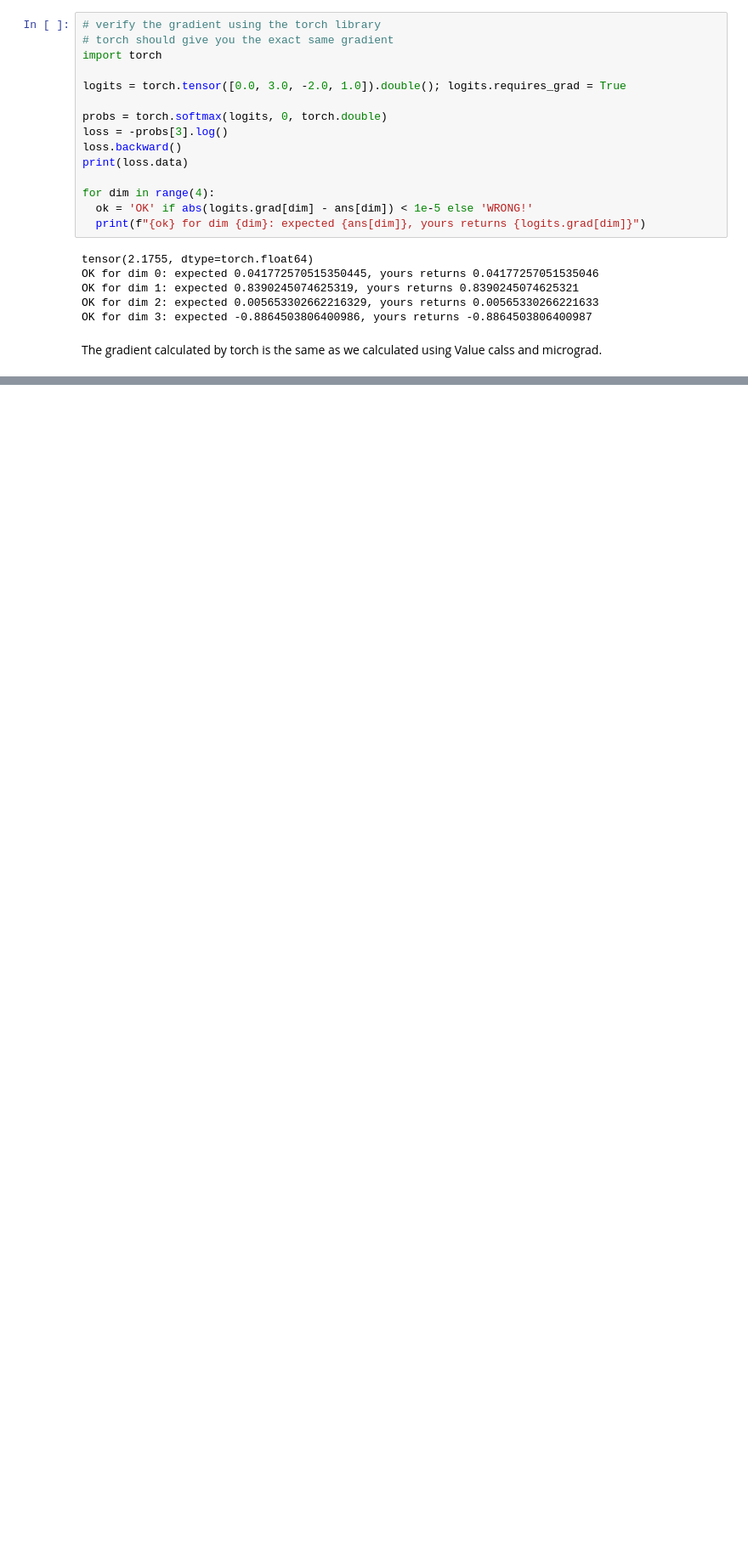
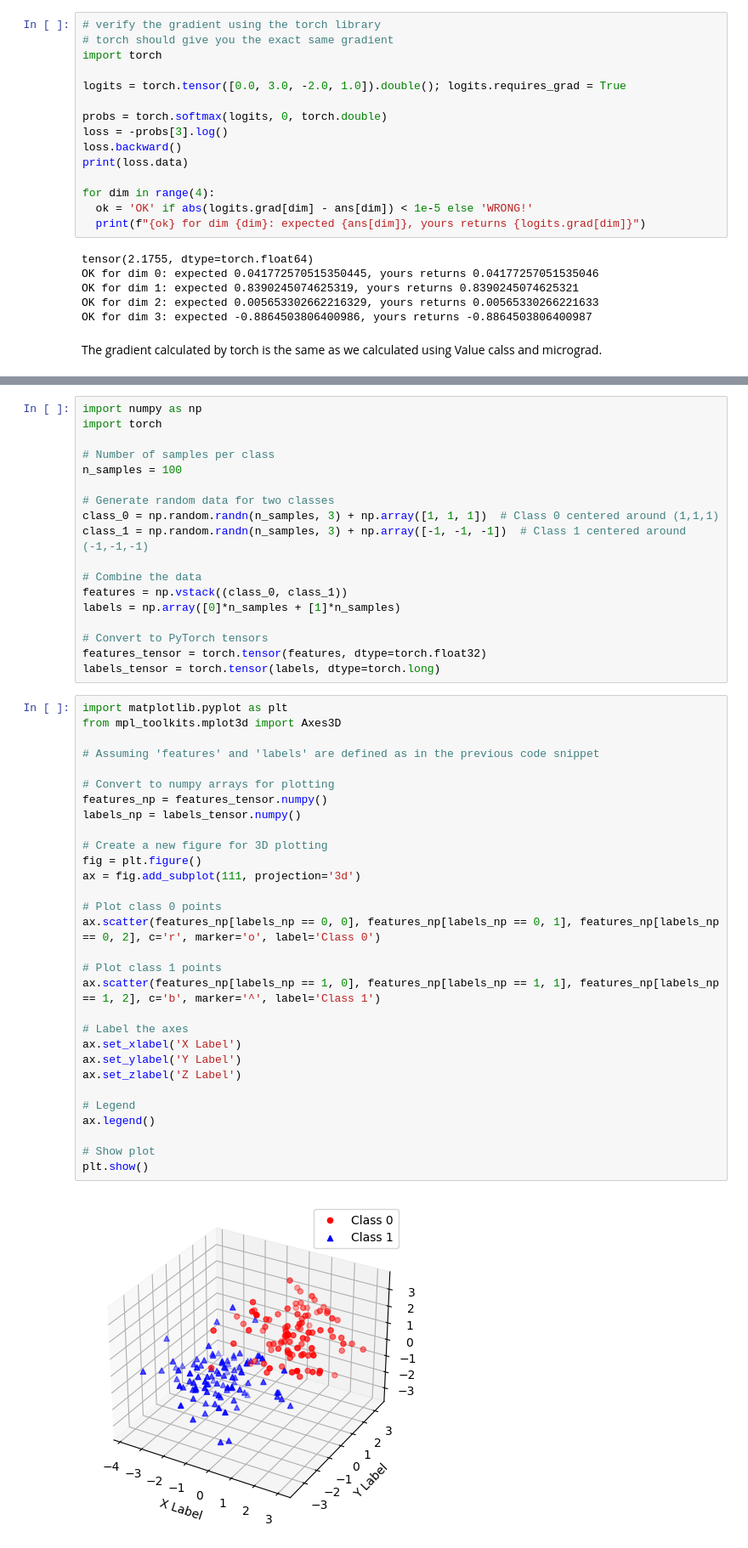
Before and after one commit to PariaKashani/micrograd, a Jupyter notebook: micrograd_exercises.ipynb, the cells around one changed output, grey strips where cells are left out. Shown at 85% size. Cells and saved outputs as stored; diff of their text form; blank space fills up the shorter version.

```diff
--- a/micrograd_exercises.ipynb
+++ b/micrograd_exercises.ipynb
@@ -253,0 +366,50 @@ The gradient calculated by torch is the same as we calculated using Value calss
+# %%
+import numpy as np
+import torch
+
+# Number of samples per class
+n_samples = 100
+
+# Generate random data for two classes
+class_0 = np.random.randn(n_samples, 3) + np.array([1, 1, 1])  # Class 0 centered around (1,1,1)
+class_1 = np.random.randn(n_samples, 3) + np.array([-1, -1, -1])  # Class 1 centered around (-1,-1,-1)
+
+# Combine the data
+features = np.vstack((class_0, class_1))
+labels = np.array([0]*n_samples + [1]*n_samples)
+
+# Convert to PyTorch tensors
+features_tensor = torch.tensor(features, dtype=torch.float32)
+labels_tensor = torch.tensor(labels, dtype=torch.long)
+# %%
+import matplotlib.pyplot as plt
+from mpl_toolkits.mplot3d import Axes3D
+
+# Assuming 'features' and 'labels' are defined as in the previous code snippet
+
+# Convert to numpy arrays for plotting
+features_np = features_tensor.numpy()
+labels_np = labels_tensor.numpy()
+
+# Create a new figure for 3D plotting
+fig = plt.figure()
+ax = fig.add_subplot(111, projection='3d')
+
+# Plot class 0 points
+ax.scatter(features_np[labels_np == 0, 0], features_np[labels_np == 0, 1], features_np[labels_np == 0, 2], c='r', marker='o', label='Class 0')
+
+# Plot class 1 points
+ax.scatter(features_np[labels_np == 1, 0], features_np[labels_np == 1, 1], features_np[labels_np == 1, 2], c='b', marker='^', label='Class 1')
+
+# Label the axes
+ax.set_xlabel('X Label')
+ax.set_ylabel('Y Label')
+ax.set_zlabel('Z Label')
+
+# Legend
+ax.legend()
+
+# Show plot
+plt.show()
+# %% [output]
+[figure, added]
```
Also changed, not shown: parts of 20 cells of this notebook.
